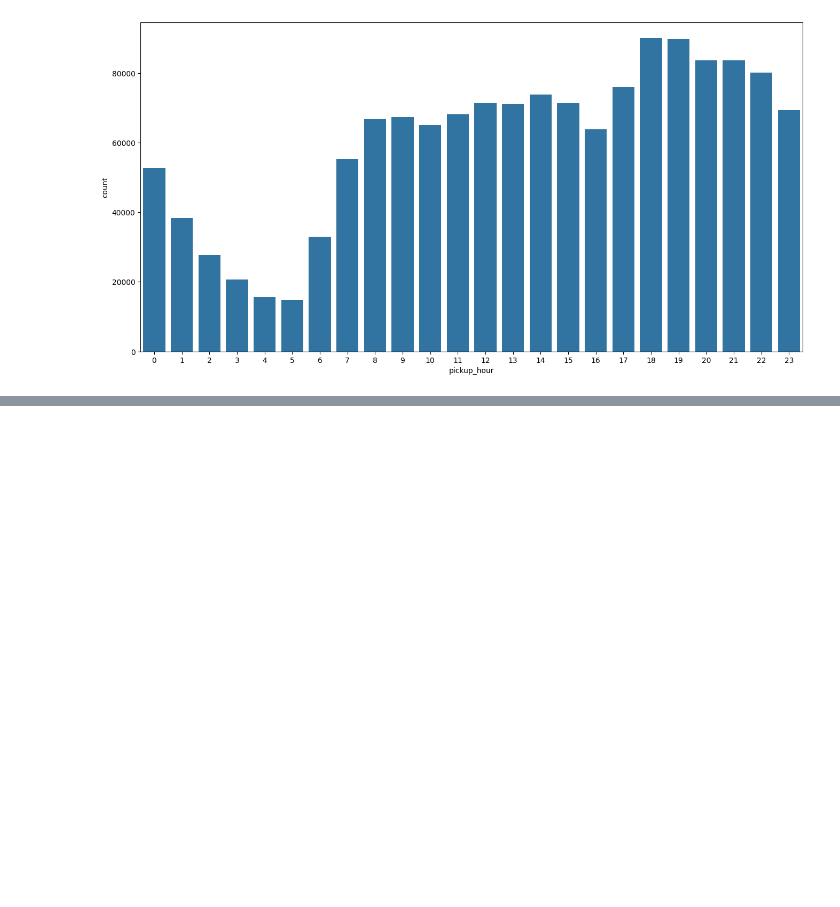
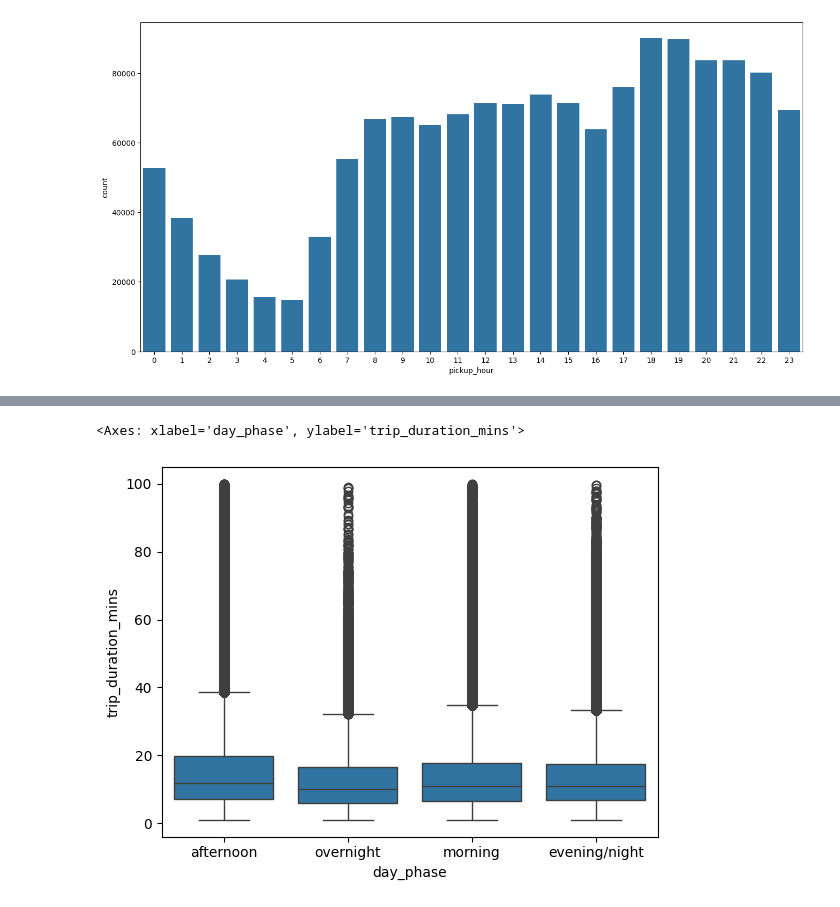
Before and after one commit to Shahbaz894/nyc-taxi-model, a Jupyter notebook: notebooks/nyc_taxi_model_by_shahbaz.ipynb, the cells around one changed output, grey strips where cells are left out. Saved outputs shown, nothing was run; the diff lists cells and outputs as text; code cells hidden in the pictures; blank space fills up the shorter version.

```diff
--- a/notebooks/nyc_taxi_model_by_shahbaz.ipynb
+++ b/notebooks/nyc_taxi_model_by_shahbaz.ipynb
@@ -160,0 +163,19 @@ sns.countplot(df , x = 'pickup_hour')
+# %%
+def trip_dayphase(x):
+
+    if x >=0 and x < 6 :
+        return 'overnight'
+    if x >=6 and x <= 12:
+        return 'morning'
+    if x >=12 and x <=17 :
+        return 'afternoon'
+    else:
+        return 'evening/night'
+# %%
+#applying the trip dAY PHASE
+df['day_phase']=df['pickup_hour'].apply(lambda x:trip_dayphase(x))
+# %%
+sns.boxplot(df[df.trip_duration_mins<=100], x = 'day_phase', y = 'trip_duration_mins')
+# %% [output]
+<Axes: xlabel='day_phase', ylabel='trip_duration_mins'>
+[figure, added]
```
Also changed, not shown: parts of 8 cells of this notebook.
